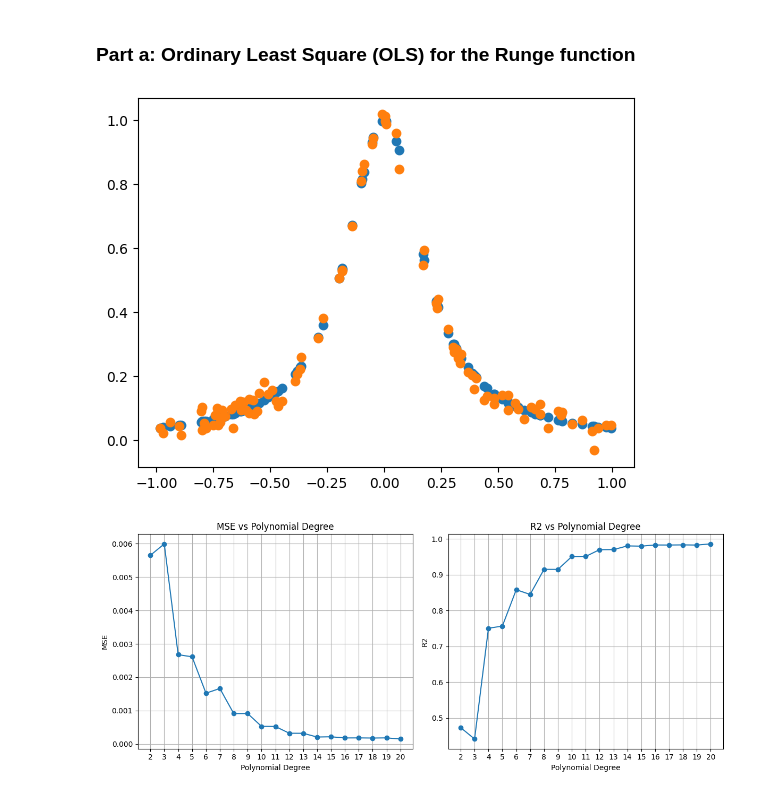
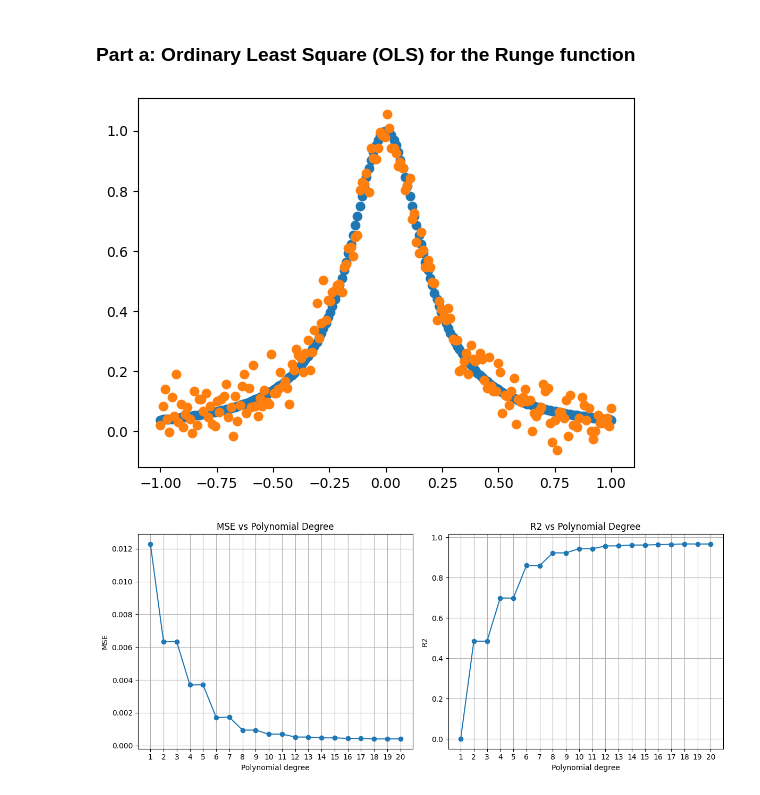
Before and after one commit to HeineEH/FYS-STK3155-4155_Project1, a Jupyter notebook: code/project_1.ipynb, the cells around one changed output. Drawn from its saved outputs; the diff is of its cells as text; code cells hidden in the pictures.

```diff
--- a/code/project_1.ipynb
+++ b/code/project_1.ipynb
@@ -13,16 +17,20 @@ import matplotlib.pyplot as plt
 def f(x):
     return 1/(1+25*x**2)
 # %%
-n = 100
-x = np.random.uniform(-1, 1, n)
-y = f(x) + 0.025*np.random.normal(0, 1, n)
+# Defining dataset
+num = 200
+x = np.linspace(-1, 1, num)
+y = f(x) + 0.05*np.random.normal(0, 1, num)
 # %%
+
 plt.scatter(x, f(x))
 plt.scatter(x, y)
 plt.show()
 # %% [output]
-[figure, old version]
+[figure, new version]
 # %%
+# Defining analytical solutions to OLS and Ridge optimal parameters
+
 def OLS_parameters(X, y):
     X_transpose = np.transpose(X)
     return np.linalg.pinv(X_transpose @ X) @ X_transpose @ y
@@ -30,6 +38,5 @@ def OLS_parameters(X, y):
 def Ridge_parameters(X, y, lambda_reg = 0.1):
     pred = X.shape[1]
     I = np.eye(pred) # size: (p,p)
-
-    return np.linalg.inv((X.T @ X)+I*lambda_reg) @ X.T @ y
+    return np.linalg.pinv((X.T @ X)+I*lambda_reg) @ X.T @ y
 # %%
@@ -45,19 +55,23 @@ def polynomial_features(x, p, intercept = False):
             X[:, i - 1] = x ** i
     return X
 # %%
-def MSE(y, y_pred):
+# Functions for computing MSE and R2 scores
+
+def MSE(y, y_pred,n = num):
     return 1/n * np.sum((y-y_pred)**2)
 
 def R2(y, y_pred):
     return 1 - np.sum((y-y_pred)**2)/np.sum((y-np.mean(y))**2)
 # %%
+# Calculating MSE and R2 scores for different polynomial degrees.
+
 MAX_POLYNOMIAL_DEGREE = 20
-MIN_POLYNOMIAL_DEGREE = 2
+MIN_POLYNOMIAL_DEGREE = 1
 
-#mse_values = np.zeros(MAX_POLYNOMIAL_DEGREE-MIN_POLYNOMIAL_DEGREE+1)
-#r2_values = np.zeros(MAX_POLYNOMIAL_DEGREE-MIN_POLYNOMIAL_DEGREE+1)
+def polynomial_deg(min_degree,max_degree):
+    return np.array(range(min_degree, max_degree+1))
 
-polynomial_degrees = list(range(MIN_POLYNOMIAL_DEGREE, MAX_POLYNOMIAL_DEGREE+1))
+polynomial_degrees = polynomial_deg(MIN_POLYNOMIAL_DEGREE,MAX_POLYNOMIAL_DEGREE)
 
 def MSE_and_R2(x,polynomial_degrees,regression_type="OLS",lamb = 0.0):
     mse_values = np.zeros(polynomial_degrees[-1] - polynomial_degrees[0]+1)
@@ -81,29 +95,29 @@ def MSE_and_R2(x,polynomial_degrees,regression_type="OLS",lamb = 0.0):
         r2_values[p-polynomial_degrees[0]] = ols_r2
     return mse_values,r2_values
 # %%
-# Plot the MSE and R2 values
+# Plot the MSE and R2 scores as a function of polynomial degrees
 
 mse_values,r2_values = MSE_and_R2(x,polynomial_degrees)
 
 plt.figure(figsize=(12,5))
 
 plt.subplot(1, 2, 1)
 plt.plot(polynomial_degrees, mse_values, marker='o')
 plt.title('MSE vs Polynomial Degree')
-plt.xlabel('Polynomial Degree')
+plt.xlabel('Polynomial degree')
 plt.ylabel('MSE')
 plt.xticks(polynomial_degrees)
 plt.grid()
 
 plt.subplot(1, 2, 2)
 plt.plot(polynomial_degrees, r2_values, marker='o')
 plt.title('R2 vs Polynomial Degree')
-plt.xlabel('Polynomial Degree')
+plt.xlabel('Polynomial degree')
 plt.ylabel('R2')
 plt.xticks(polynomial_degrees)
 plt.grid()
 
 plt.tight_layout()
 plt.show()
 # %% [output]
-[figure, old version]
+[figure, new version]
```
Also changed, not shown: parts of 14 cells of this notebook, 4 other files.
